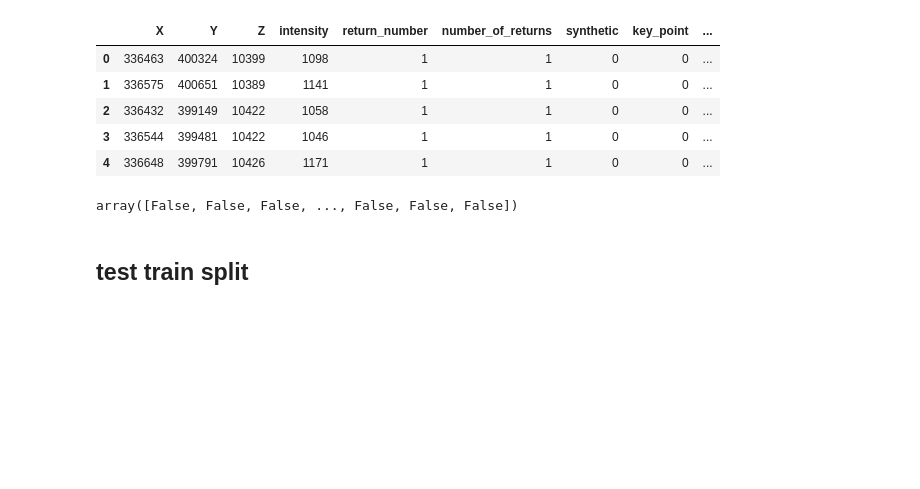
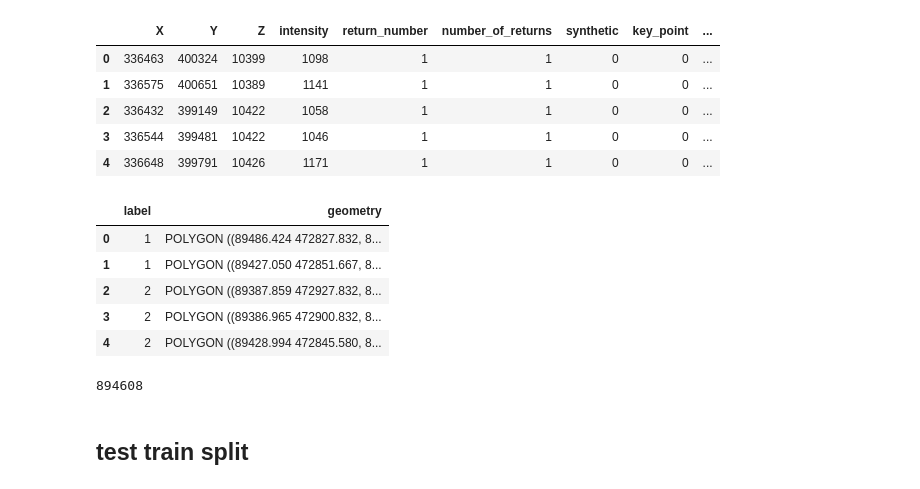
Before and after one commit to pratyush1611/CIE4604_Assignment4, a Jupyter notebook: a4_ml_laspy.ipynb, the cells around one changed output. Saved outputs shown, nothing was run; the diff lists cells and outputs as text; code cells hidden in the pictures; blank space fills up the shorter version.

Commit message:
added way to attach label data, doesnt work

```diff
--- a/a4_ml_laspy.ipynb
+++ b/a4_ml_laspy.ipynb
@@ -283,7 +305,15 @@ las_df.head()
 | 2 | 336432 | 399149 | 10422 | 1058 | 1 | 1 | 0 | 0 | ... |
 | 3 | 336544 | 399481 | 10422 | 1046 | 1 | 1 | 0 | 0 | ... |
 | 4 | 336648 | 399791 | 10426 | 1171 | 1 | 1 | 0 | 0 | ... |
-# %%
-np.array(las_df.nir != 0)
-# %% [output]
-array([False, False, False, ..., False, False, False])
+# %%
+# fh = open()
+
+classDF = gpd.read_file('./data/labels_classes1.shp', crs=crs)
+classDF.head()
+# %% [output]
+|  | label | geometry |
+| 0 | 1 | POLYGON ((89486.424 472827.832, 8... |
+| 1 | 1 | POLYGON ((89427.050 472851.667, 8... |
+| 2 | 2 | POLYGON ((89387.859 472927.832, 8... |
+| 3 | 2 | POLYGON ((89386.965 472900.832, 8... |
+| 4 | 2 | POLYGON ((89428.994 472845.580, 8... |
@@ -290,3 +331,7 @@ array([False, False, False, ..., False, False, False])
+# %%
+_.isna().sum()
+# %% [output]
+894608
 # %% [markdown]
 ## test train split
 # %%
```
Also changed, not shown: parts of 9 cells of this notebook.
